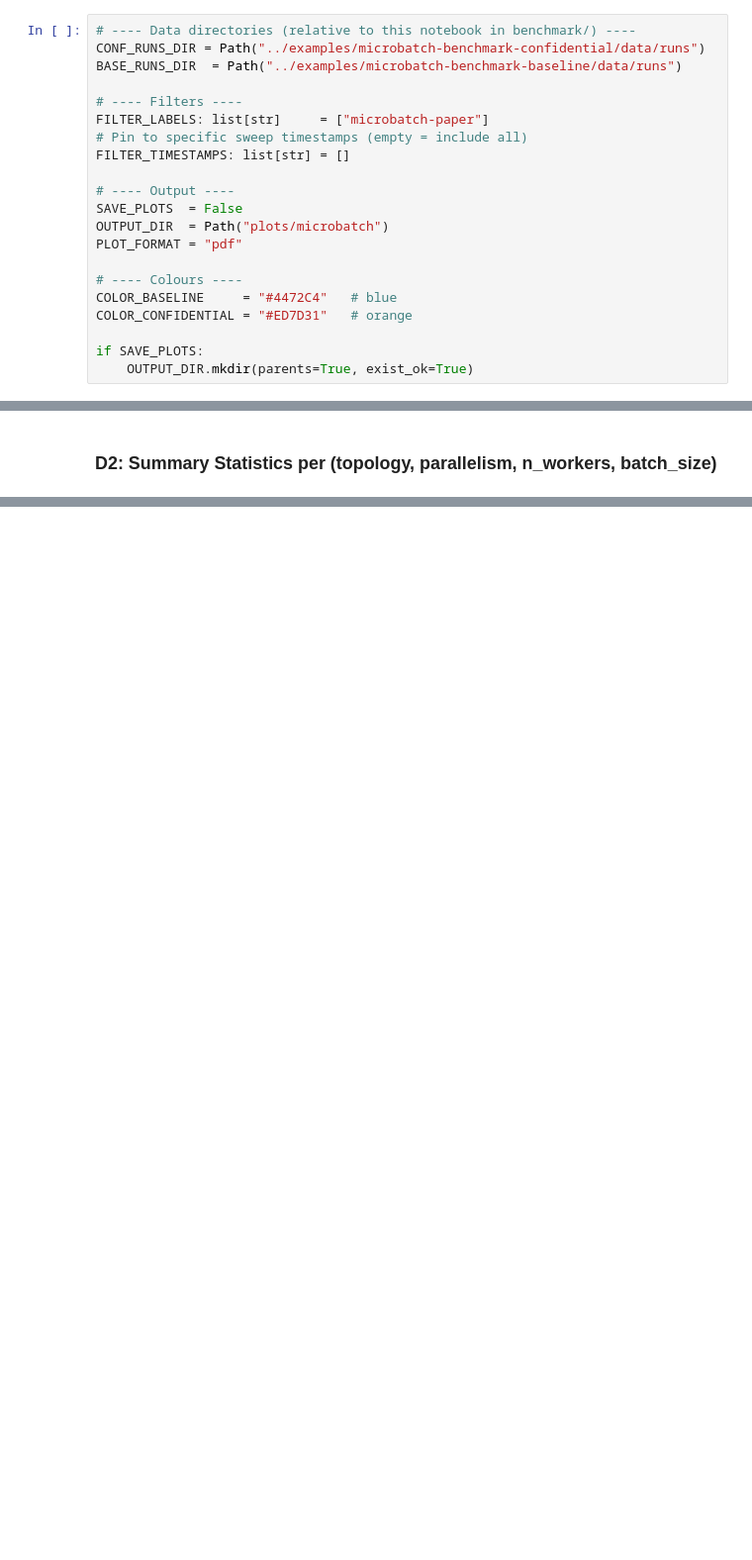
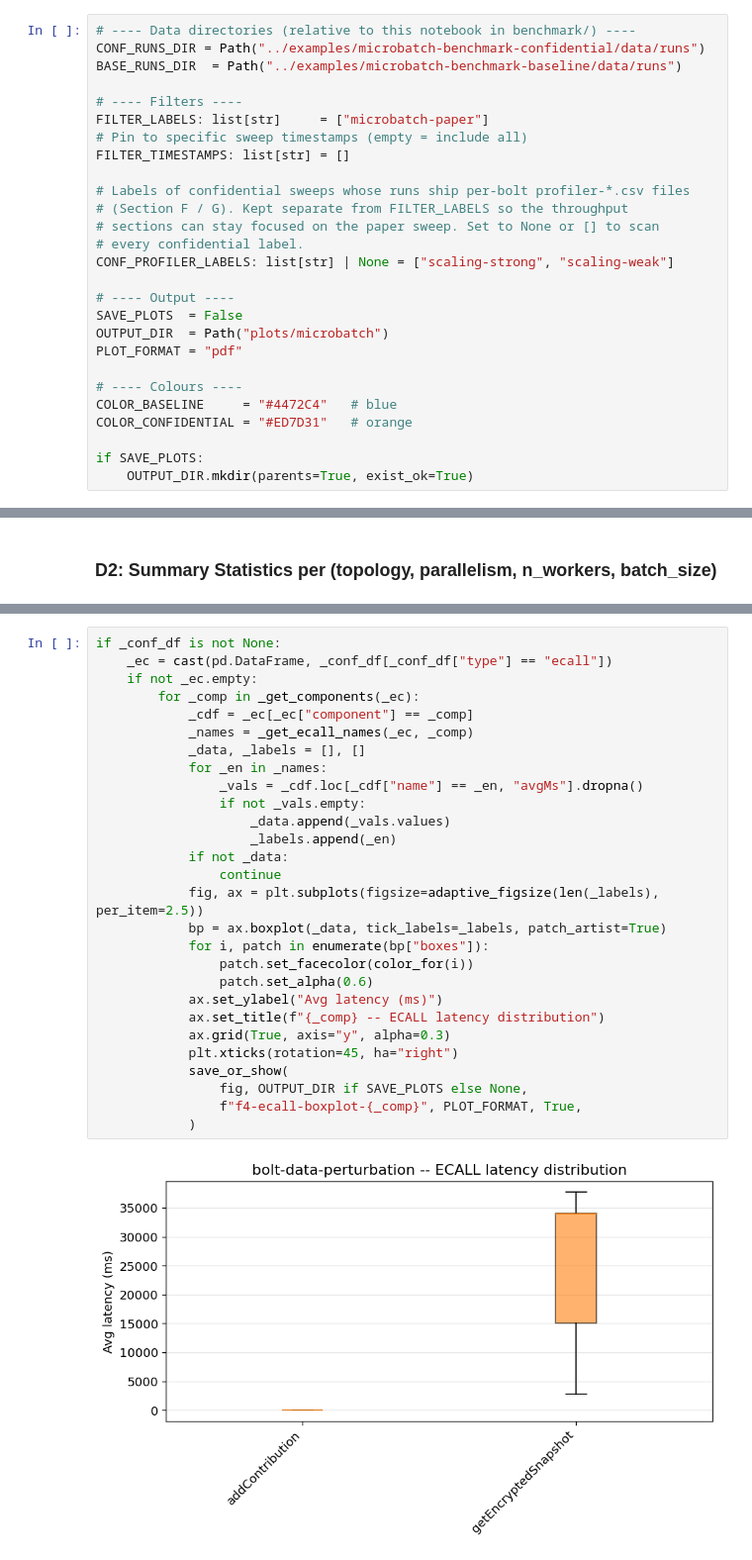
Before and after one commit to lucadibello/confidential-storm, a Jupyter notebook: benchmark/microbatch-analysis.ipynb, the cells around one changed output, grey strips where cells are left out. Shown at 99% size. Drawn from its saved outputs; the diff is of its cells as text; blank space fills up the shorter version.

Commit message:
feat: now ECALL + workload analysis

```diff
--- a/benchmark/microbatch-analysis.ipynb
+++ b/benchmark/microbatch-analysis.ipynb
@@ -52,6 +61,12 @@ BASE_RUNS_DIR  = Path("../examples/microbatch-benchmark-baseline/data/runs")
 FILTER_LABELS: list[str]     = ["microbatch-paper"]
 # Pin to specific sweep timestamps (empty = include all)
 FILTER_TIMESTAMPS: list[str] = []
+
+# Labels of confidential sweeps whose runs ship per-bolt profiler-*.csv files
+# (Section F / G). Kept separate from FILTER_LABELS so the throughput
+# sections can stay focused on the paper sweep. Set to None or [] to scan
+# every confidential label.
+CONF_PROFILER_LABELS: list[str] | None = ["scaling-strong", "scaling-weak"]
 
 # ---- Output ----
 SAVE_PLOTS  = False
@@ -986,0 +1428,30 @@ else:
+# %%
+if _conf_df is not None:
+    _ec = cast(pd.DataFrame, _conf_df[_conf_df["type"] == "ecall"])
+    if not _ec.empty:
+        for _comp in _get_components(_ec):
+            _cdf = _ec[_ec["component"] == _comp]
+            _names = _get_ecall_names(_ec, _comp)
+            _data, _labels = [], []
+            for _en in _names:
+                _vals = _cdf.loc[_cdf["name"] == _en, "avgMs"].dropna()
+                if not _vals.empty:
+                    _data.append(_vals.values)
+                    _labels.append(_en)
+            if not _data:
+                continue
+            fig, ax = plt.subplots(figsize=adaptive_figsize(len(_labels), per_item=2.5))
+            bp = ax.boxplot(_data, tick_labels=_labels, patch_artist=True)
+            for i, patch in enumerate(bp["boxes"]):
+                patch.set_facecolor(color_for(i))
+                patch.set_alpha(0.6)
+            ax.set_ylabel("Avg latency (ms)")
+            ax.set_title(f"{_comp} -- ECALL latency distribution")
+            ax.grid(True, axis="y", alpha=0.3)
+            plt.xticks(rotation=45, ha="right")
+            save_or_show(
+                fig, OUTPUT_DIR if SAVE_PLOTS else None,
+                f"f4-ecall-boxplot-{_comp}", PLOT_FORMAT, True,
+            )
+# %% [output]
+[figure, added]
```
Also changed, not shown: parts of 49 cells of this notebook.
